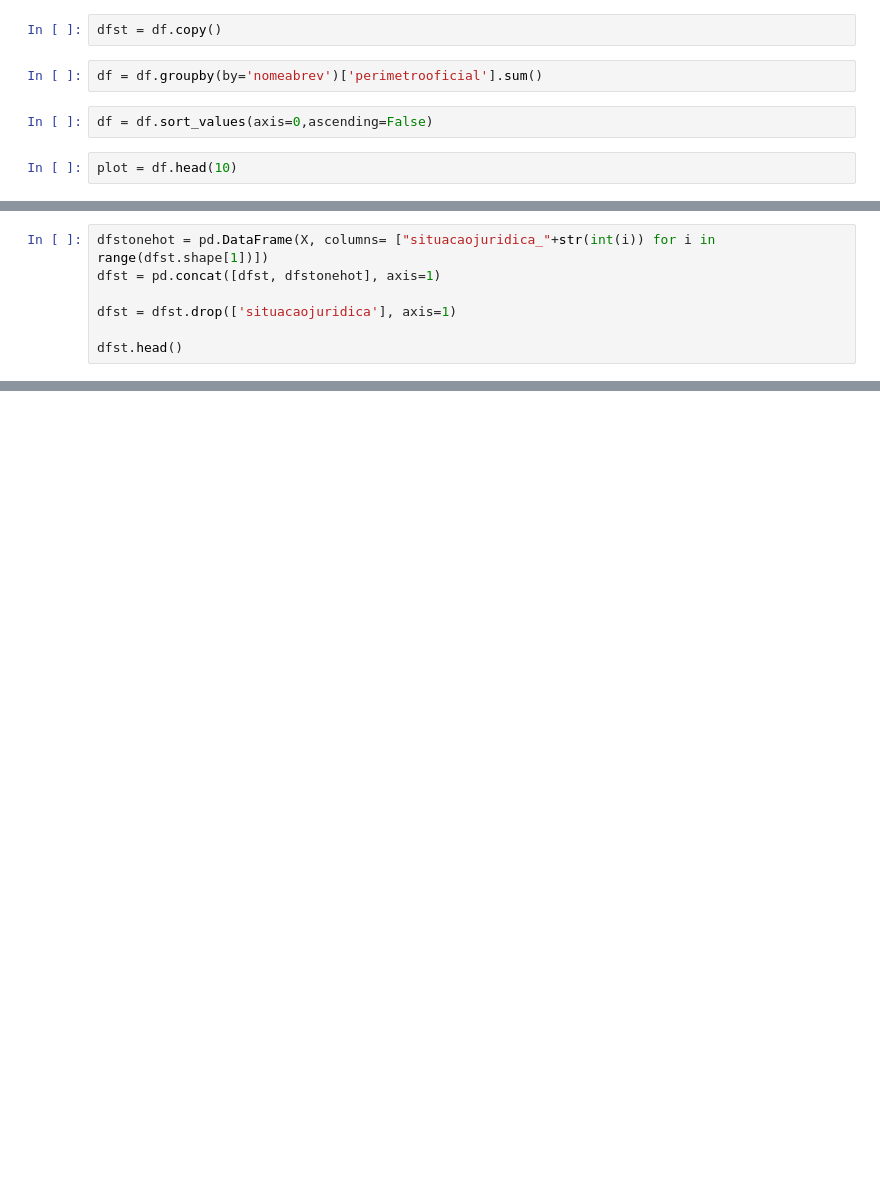
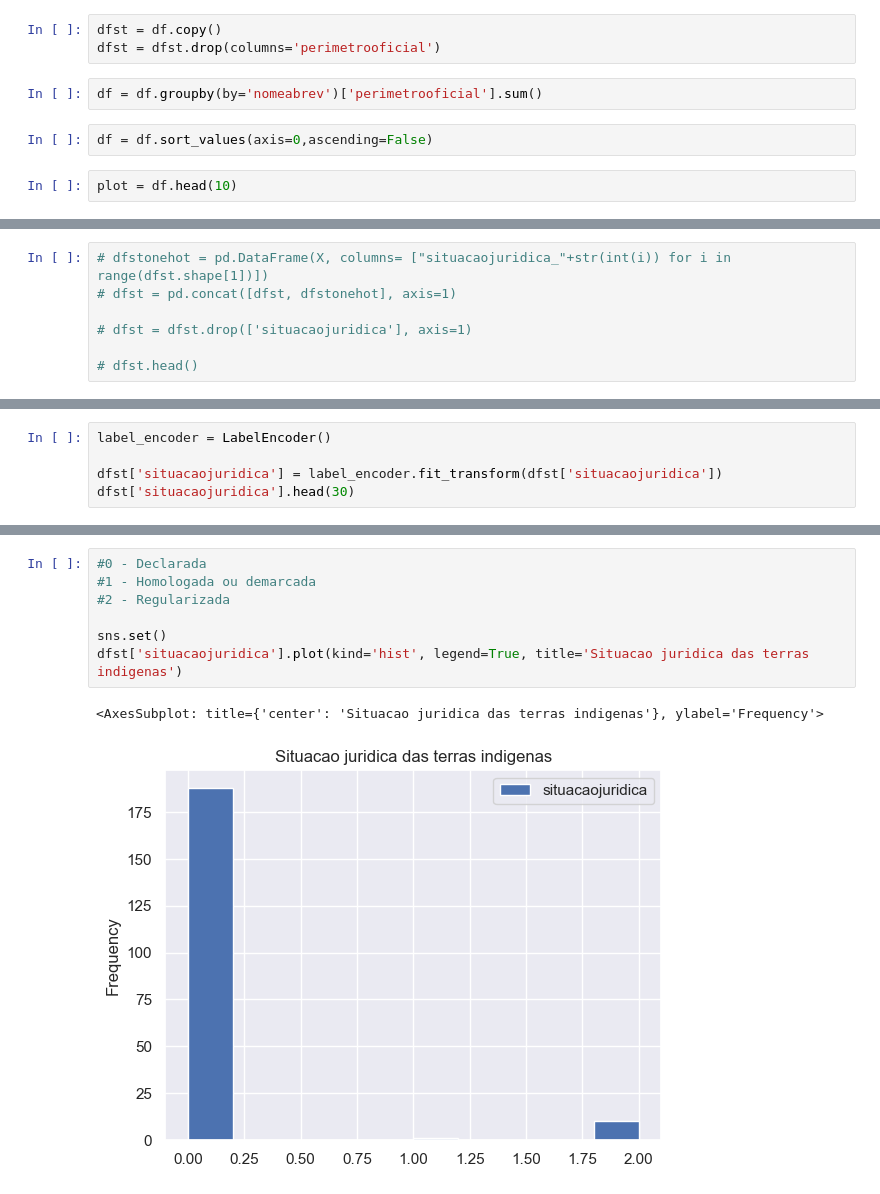
Before and after one commit to Gustavomichel/EDA-Brazil-indigenous-land, a Jupyter notebook: src/main.ipynb, the cells around one changed output, grey strips where cells are left out. Drawn from its saved outputs; the diff is of its cells as text; blank space fills up the shorter version.

Commit message:
Amostra em grafico da situacao juridica

```diff
--- a/src/main.ipynb
+++ b/src/main.ipynb
@@ -18,6 +18,7 @@ df.head()
 df = df.drop(columns=["FID","nome","geometriaaproximada","datasituacaojuridica","nometi", "id_produtor","codigofunai","id_elementoprodutor", "geom", "id_objeto", "areaoficialha", "grupoetnico"]).dropna()
 # %%
 dfst = df.copy()
+dfst = dfst.drop(columns='perimetrooficial')
 # %%
 df = df.groupby(by='nomeabrev')['perimetrooficial'].sum()
 # %%
@@ -63,7 +48,7 @@ array([[0., 0., 1.],
 # %%
-dfstonehot = pd.DataFrame(X, columns= ["situacaojuridica_"+str(int(i)) for i in range(dfst.shape[1])])
-dfst = pd.concat([dfst, dfstonehot], axis=1)
+# dfstonehot = pd.DataFrame(X, columns= ["situacaojuridica_"+str(int(i)) for i in range(dfst.shape[1])])
+# dfst = pd.concat([dfst, dfstonehot], axis=1)
 
-dfst = dfst.drop(['situacaojuridica'], axis=1)
+# dfst = dfst.drop(['situacaojuridica'], axis=1)
 
-dfst.head()
+# dfst.head()
@@ -76,0 +55,5 @@ dfst.head()
+# %%
+label_encoder = LabelEncoder()
+
+dfst['situacaojuridica'] = label_encoder.fit_transform(dfst['situacaojuridica'])
+dfst['situacaojuridica'].head(30)
@@ -76,0 +78,10 @@ dfst.head()
+# %%
+#0 - Declarada
+#1 - Homologada ou demarcada
+#2 - Regularizada
+
+sns.set()
+dfst['situacaojuridica'].plot(kind='hist', legend=True, title='Situacao juridica das terras indigenas')
+# %% [output]
+<AxesSubplot: title={'center': 'Situacao juridica das terras indigenas'}, ylabel='Frequency'>
+[figure, added]
```
Also changed, not shown: parts of 5 cells of this notebook.
